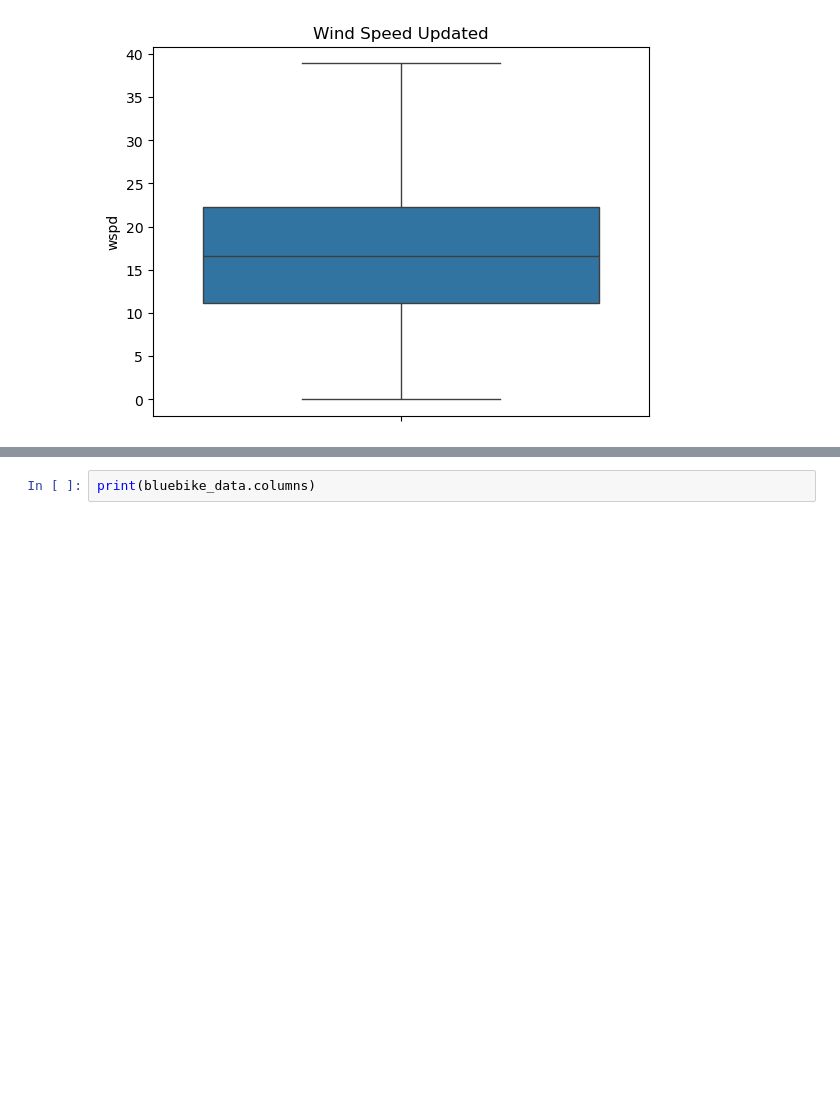
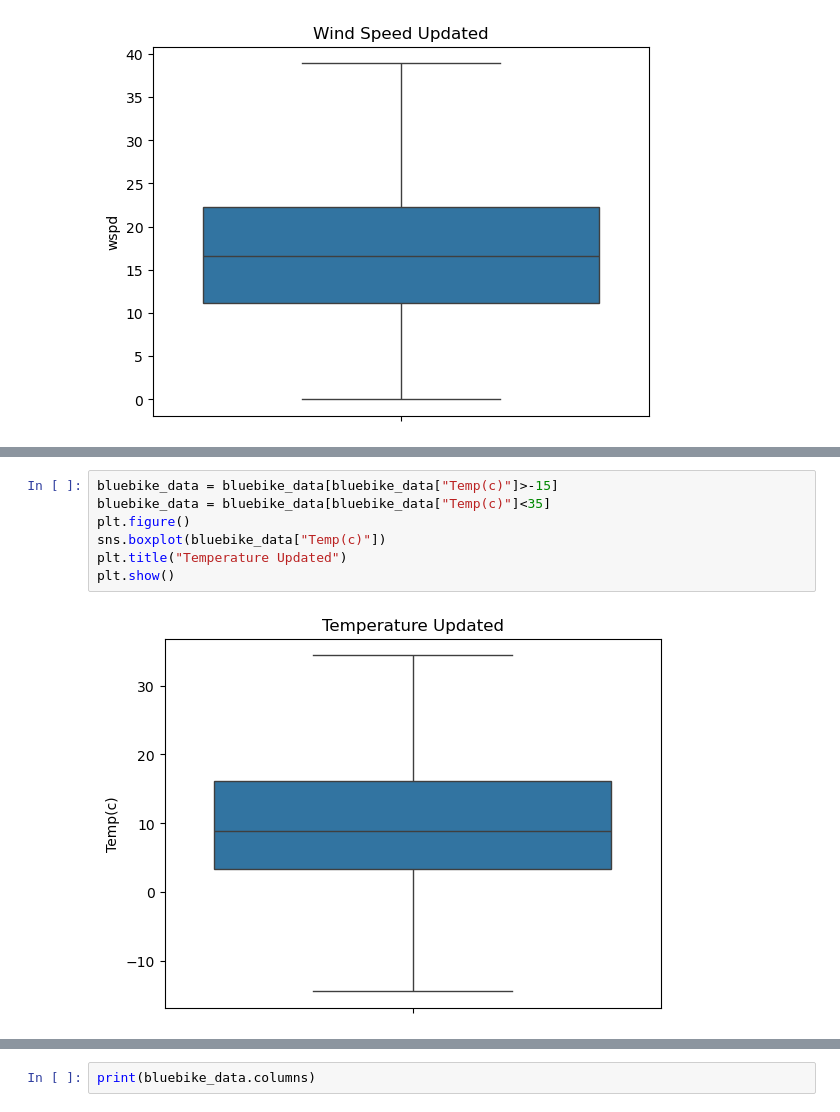
Before and after one commit to ktvella/Blue-Bikes-Analytics-Project, a Jupyter notebook: Blue Bike Analysis.ipynb, the cells around one changed output, grey strips where cells are left out. Drawn from its saved outputs; the diff is of its cells as text; blank space fills up the shorter version.

```diff
--- a/Blue Bike Analysis.ipynb
+++ b/Blue Bike Analysis.ipynb
@@ -204,3 +207,12 @@ plt.show()
+# %%
+bluebike_data = bluebike_data[bluebike_data["Temp(c)"]>-15]
+bluebike_data = bluebike_data[bluebike_data["Temp(c)"]<35]
+plt.figure()
+sns.boxplot(bluebike_data["Temp(c)"])
+plt.title("Temperature Updated")
+plt.show()
+# %% [output]
+[figure, added]
 # %%
 fig = plt.figure(figsize = (10, 20))
 ax = fig.gca()
```
Also changed, not shown: parts of 21 cells of this notebook.
